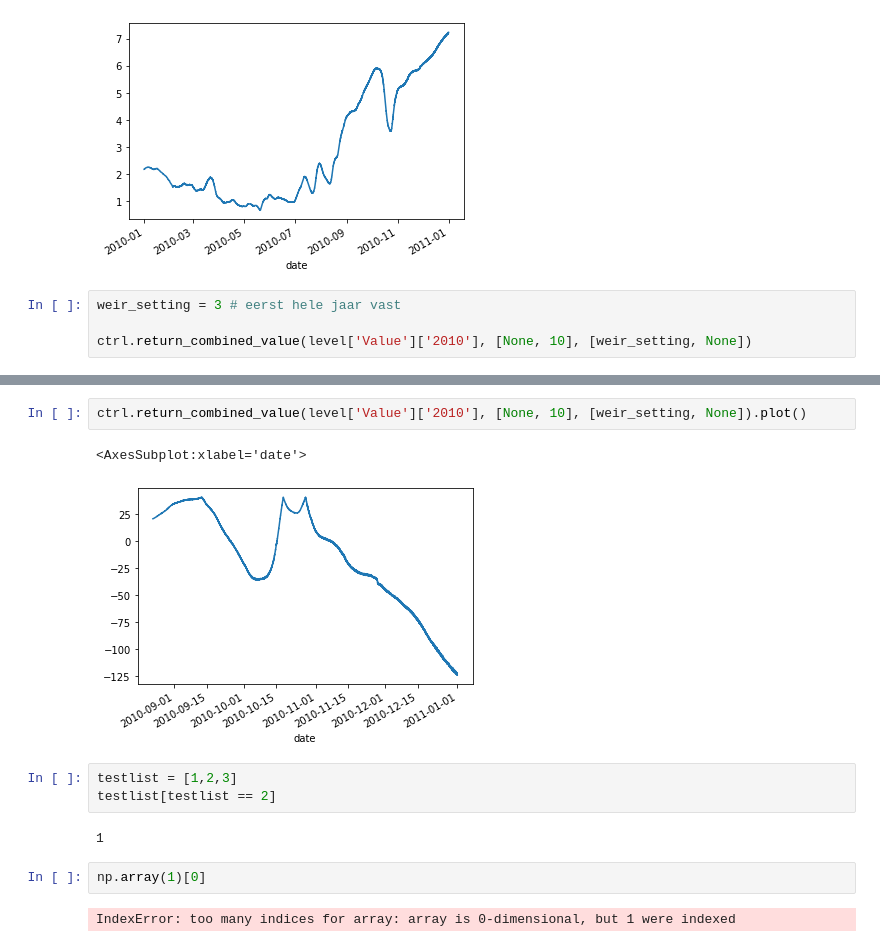
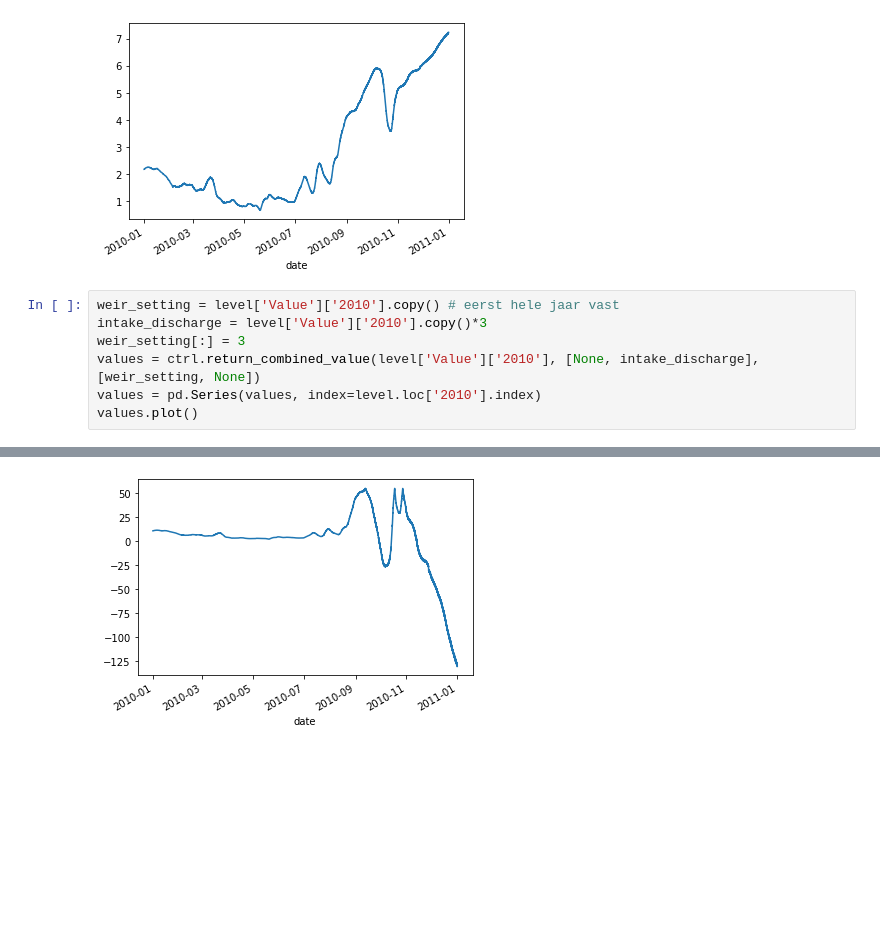
Before and after one commit to SjoerdGn/str-flow-pred-and-control, a Jupyter notebook: data_exploration/test_control_functionalities.ipynb, the cells around one changed output, grey strips where cells are left out. Saved outputs shown, nothing was run; the diff lists cells and outputs as text; blank space fills up the shorter version.

```diff
--- a/data_exploration/test_control_functionalities.ipynb
+++ b/data_exploration/test_control_functionalities.ipynb
@@ -43,7 +44,10 @@ level['Value']['2010'].plot()
 <AxesSubplot:xlabel='date'>
 [figure]
 # %%
-weir_setting = 3 # eerst hele jaar vast
-
-ctrl.return_combined_value(level['Value']['2010'], [None, 10], [weir_setting, None])
+weir_setting = level['Value']['2010'].copy() # eerst hele jaar vast
+intake_discharge = level['Value']['2010'].copy()*3
+weir_setting[:] = 3
+values = ctrl.return_combined_value(level['Value']['2010'], [None, intake_discharge], [weir_setting, None])
+values = pd.Series(values, index=level.loc['2010'].index)
+values.plot()
 # %% [output]
@@ -63,14 +55 @@ Name: Value, Length: 32168, dtype: float64
+[figure, added]
-# %%
-ctrl.return_combined_value(level['Value']['2010'], [None, 10], [weir_setting, None]).plot()
-# %% [output]
-<AxesSubplot:xlabel='date'>
-[figure, removed]
-# %%
-testlist = [1,2,3]
-testlist[testlist == 2]
-# %% [output]
-1
-# %%
-np.array(1)[0]
-# %% [output]
-IndexError: too many indices for array: array is 0-dimensional, but 1 were indexed
```
Also changed, not shown: parts of 17 cells of this notebook, 1 other file.
